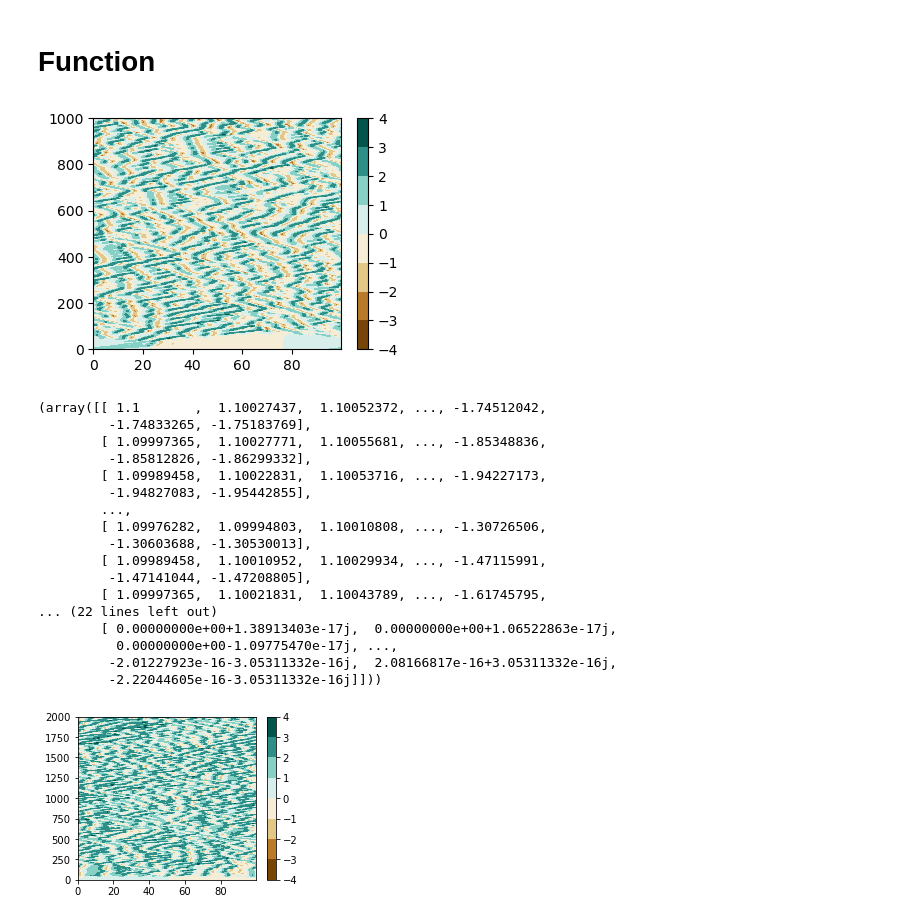
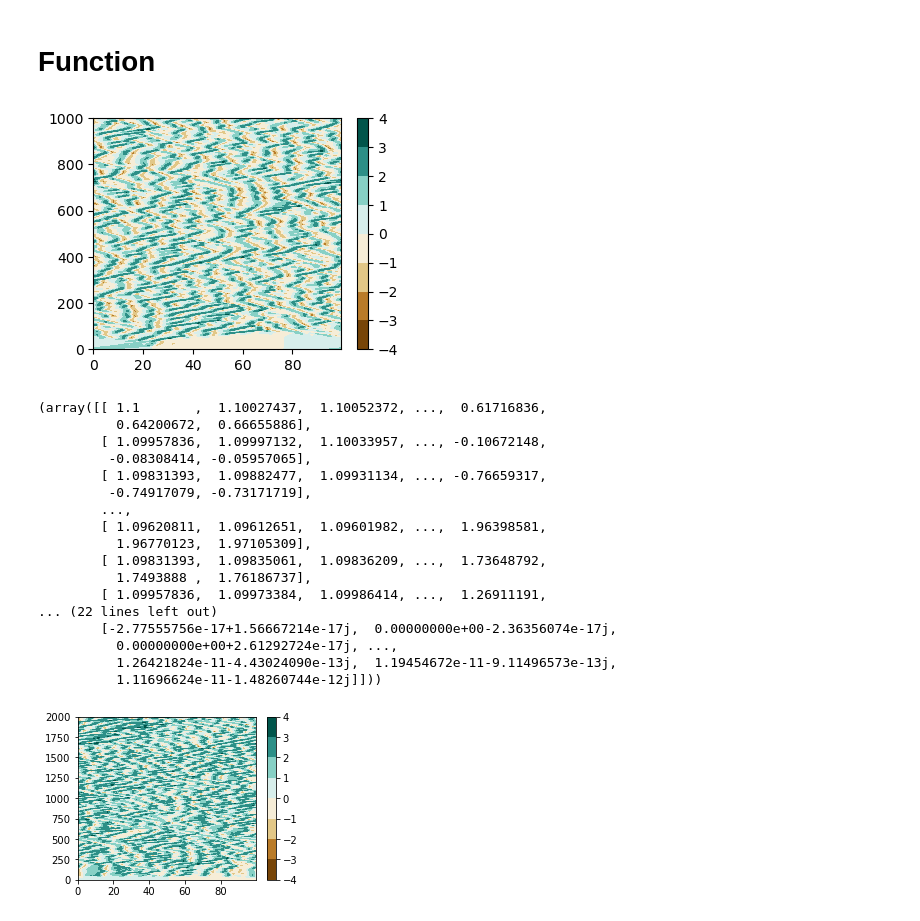
Before and after one commit to smallpondtom/LiftAndLearn.jl, a Jupyter notebook: scripts/solver_demo.ipynb, the cells around one changed output. Drawn from its saved outputs; the diff is of its cells as text; code cells hidden in the pictures.

```diff
--- a/scripts/solver_demo.ipynb
+++ b/scripts/solver_demo.ipynb
@@ -79,8 +79,8 @@ def Kuramoto_Sivashinsky(L = 100, nx = 1024, T = 1000.0, dt = 0.05, u0=None, plo
     F = -0.5*(1j*2*np.pi*k/L)
 
     for i in range(nt):
-        u2h = 1/nx*np.fft.fftshift(np.fft.fft(u[:,i]**2))
-    #   u2h_conv = np.convolve(uh[:,i],uh[:,i])[nx//2:(nx+nx//2)]
+        # u2h = 1/nx*np.fft.fftshift(np.fft.fft(u[:,i]**2))
+        u2h = np.convolve(uh[:,i],uh[:,i])[nx//2:(nx+nx//2)]
 
         if i == 0:
             uh[:,i+1] =1/(1-0.5*dt*A)*((1+0.5*dt*A)*uh[:,i] + 1.0*dt*F*u2h)
@@ -102,26 +102,26 @@ def Kuramoto_Sivashinsky(L = 100, nx = 1024, T = 1000.0, dt = 0.05, u0=None, plo
 
     return u, uh
 # %%
-Kuramoto_Sivashinsky(L = 100, nx = 1024, T = 1000.0, dt = 0.05, u0=None, plot_or_not = True)
+Kuramoto_Sivashinsky(L = 100, nx = 256, T = 1000.0, dt = 0.05, u0=None, plot_or_not = True)
 # %% [output]
-[figure, old version]
+[figure, new version]
-(array([[ 1.1       ,  1.10027437,  1.10052372, ..., -1.74512042,
-         -1.74833265, -1.75183769],
-        [ 1.09997365,  1.10027771,  1.10055681, ..., -1.85348836,
-         -1.85812826, -1.86299332],
-        [ 1.09989458,  1.10022831,  1.10053716, ..., -1.94227173,
-         -1.94827083, -1.95442855],
+(array([[ 1.1       ,  1.10027437,  1.10052372, ...,  0.61716836,
+          0.64200672,  0.66655886],
+        [ 1.09957836,  1.09997132,  1.10033957, ..., -0.10672148,
+         -0.08308414, -0.05957065],
+        [ 1.09831393,  1.09882477,  1.09931134, ..., -0.76659317,
+         -0.74917079, -0.73171719],
         ...,
-        [ 1.09976282,  1.09994803,  1.10010808, ..., -1.30726506,
-         -1.30603688, -1.30530013],
-        [ 1.09989458,  1.10010952,  1.10029934, ..., -1.47115991,
-         -1.47141044, -1.47208805],
-        [ 1.09997365,  1.10021831,  1.10043789, ..., -1.61745795,
+        [ 1.09620811,  1.09612651,  1.09601982, ...,  1.96398581,
+          1.96770123,  1.97105309],
+        [ 1.09831393,  1.09835061,  1.09836209, ...,  1.73648792,
+          1.7493888 ,  1.76186737],
+        [ 1.09957836,  1.09973384,  1.09986414, ...,  1.26911191,
 ... (22 lines left out)
-        [ 0.00000000e+00+1.38913403e-17j,  0.00000000e+00+1.06522863e-17j,
-          0.00000000e+00-1.09775470e-17j, ...,
-         -2.01227923e-16-3.05311332e-16j,  2.08166817e-16+3.05311332e-16j,
-         -2.22044605e-16-3.05311332e-16j]]))
+        [-2.77555756e-17+1.56667214e-17j,  0.00000000e+00-2.36356074e-17j,
+          0.00000000e+00+2.61292724e-17j, ...,
+          1.26421824e-11-4.43024090e-13j,  1.19454672e-11-9.11496573e-13j,
+          1.11696624e-11-1.48260744e-12j]]))
 # %%
 np.random.seed(42)
 n_data = 2
```
Also changed, not shown: 6 other files.
